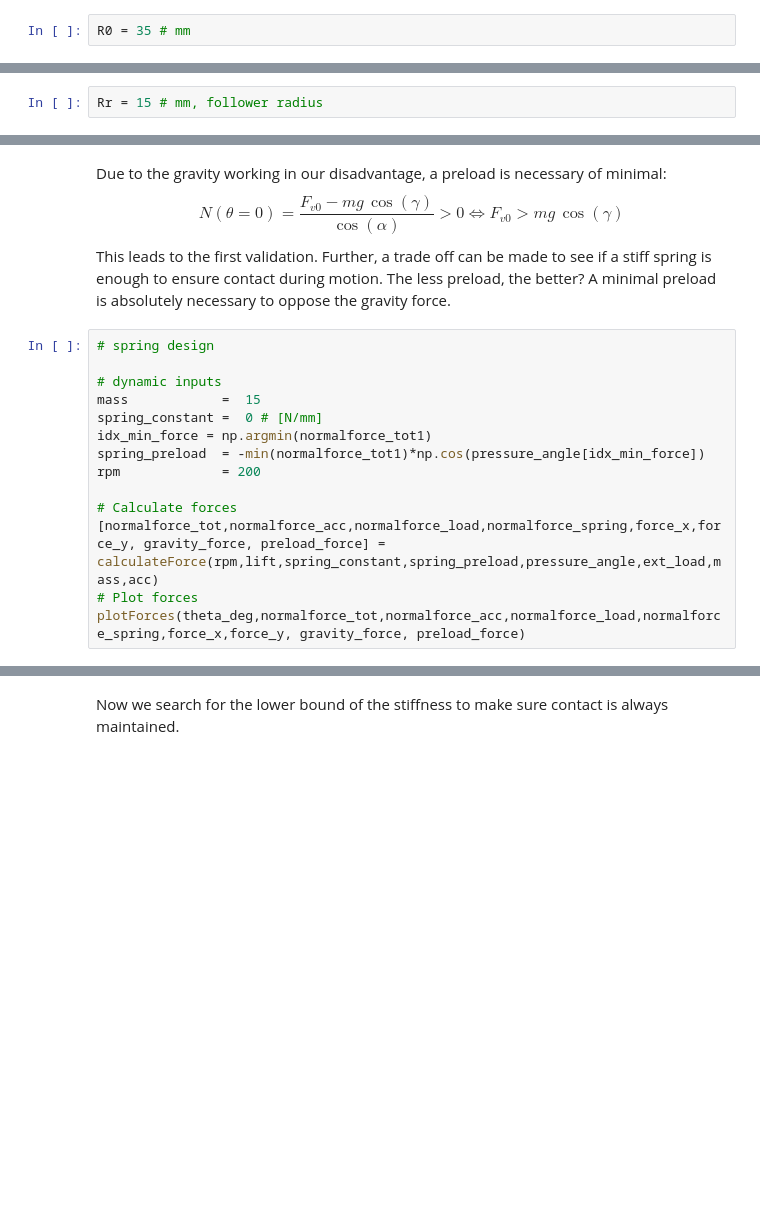
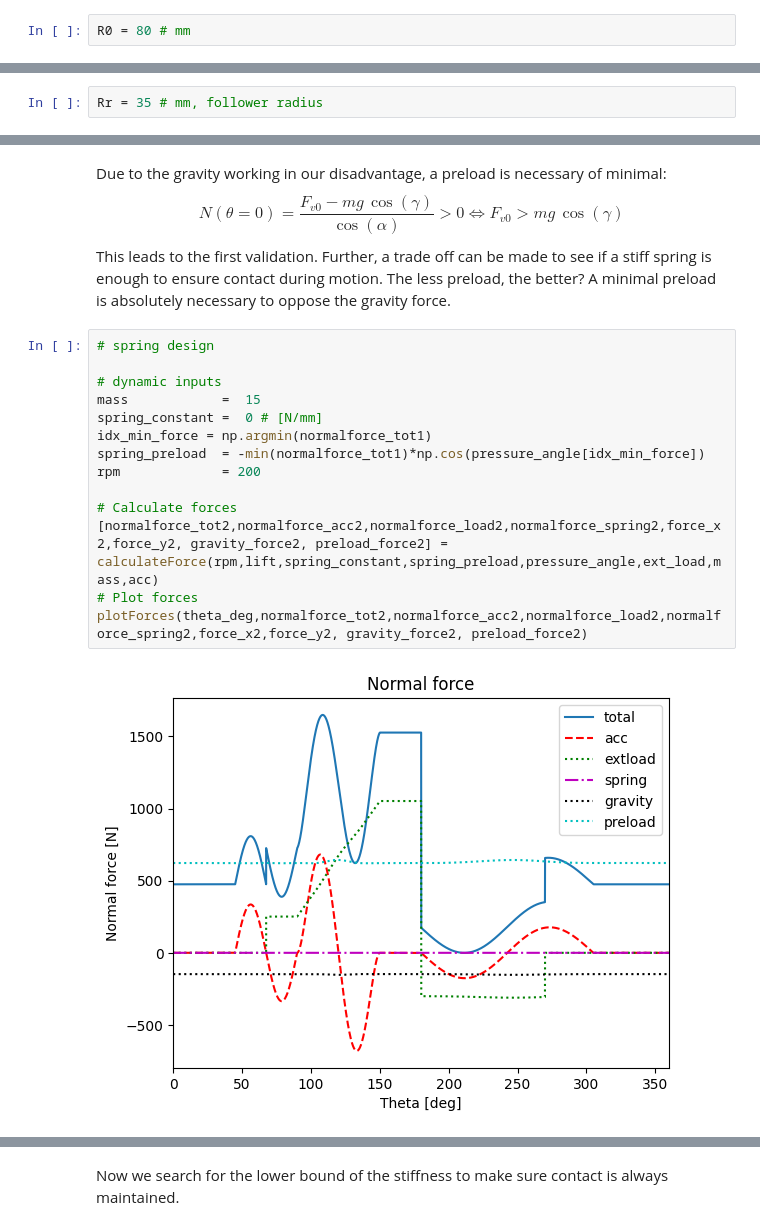
Before and after one commit to Vermizzi/Project_Bewegingen_TriVik, a Jupyter notebook: Viktor_Notebook.ipynb, the cells around one changed output, grey strips where cells are left out. Cells and saved outputs as stored; diff of their text form; blank space fills up the shorter version.

```diff
--- a/Viktor_Notebook.ipynb
+++ b/Viktor_Notebook.ipynb
@@ -692,5 +952,5 @@ Omwille van de 7e orde polynoom moeten we hier kiezen voor een maximale basis st
 # %%
-R0 = 35 # mm
+R0 = 80 # mm
 # %% [markdown]
 Plotting the base radius in function of the minimal undercut to determine a satisfactory follower radius. The equations on which the choice is based are: $$\rho_{\text{min}} \gt R_r.$$ and
 $$ \rho =
@@ -713,5 +977,5 @@ Kloomok_Muffley_follower_radius(R0,startlift5,endlift5,theta_seg5, motionlaw5) #
 # %%
-Rr = 15 # mm, follower radius
+Rr = 35 # mm, follower radius
 # %% [markdown]
 Pressure angle and cam contour
 # %%
@@ -988,14 +1265,16 @@ This leads to the first validation. Further, a trade off can be made to see if a
 # %%
 # spring design
 
 # dynamic inputs
 mass            =  15
 spring_constant =  0 # [N/mm]
 idx_min_force = np.argmin(normalforce_tot1)
 spring_preload  = -min(normalforce_tot1)*np.cos(pressure_angle[idx_min_force])
 rpm             = 200
 
 # Calculate forces
-[normalforce_tot,normalforce_acc,normalforce_load,normalforce_spring,force_x,force_y, gravity_force, preload_force] = calculateForce(rpm,lift,spring_constant,spring_preload,pressure_angle,ext_load,mass,acc)
+[normalforce_tot2,normalforce_acc2,normalforce_load2,normalforce_spring2,force_x2,force_y2, gravity_force2, preload_force2] = calculateForce(rpm,lift,spring_constant,spring_preload,pressure_angle,ext_load,mass,acc)
 # Plot forces
-plotForces(theta_deg,normalforce_tot,normalforce_acc,normalforce_load,normalforce_spring,force_x,force_y, gravity_force, preload_force)
+plotForces(theta_deg,normalforce_tot2,normalforce_acc2,normalforce_load2,normalforce_spring2,force_x2,force_y2, gravity_force2, preload_force2)
+# %% [output]
+[figure, added]
```
Also changed, not shown: parts of 35 cells of this notebook, 1 other file.
